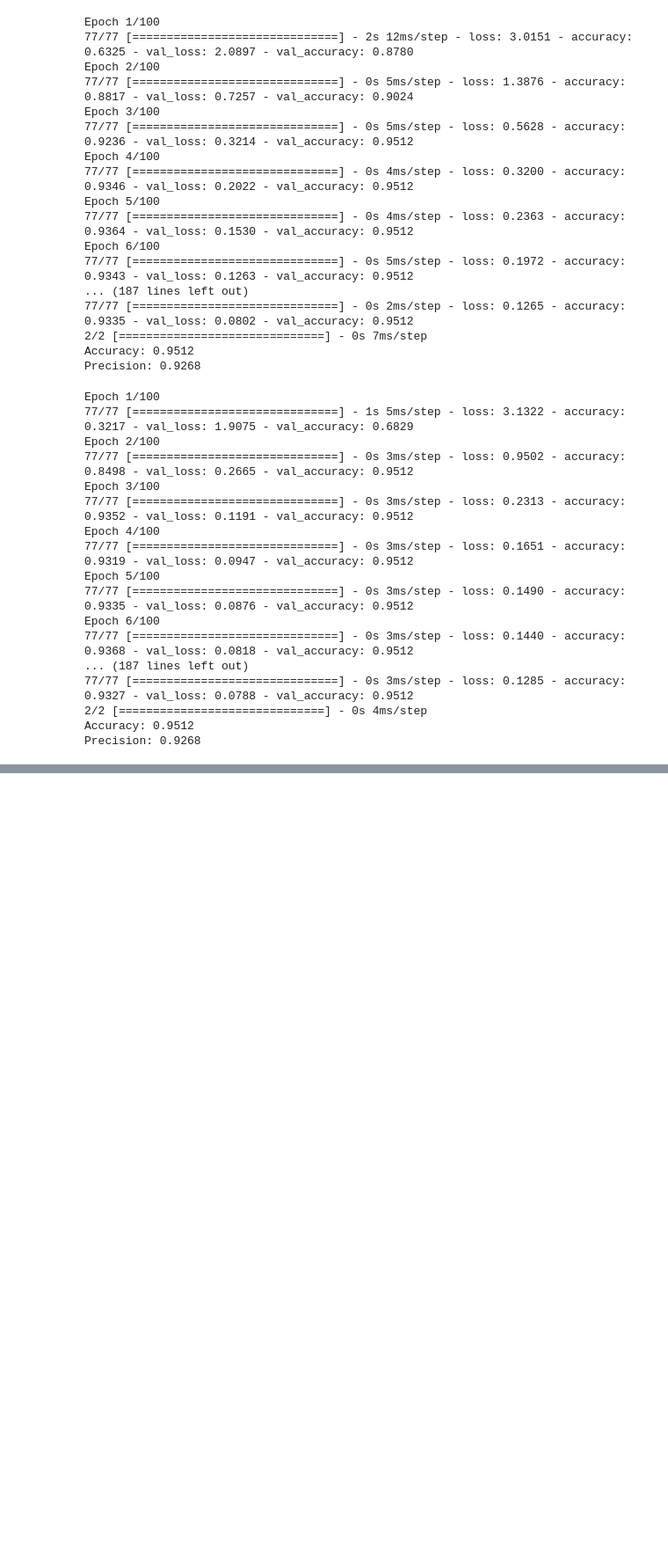
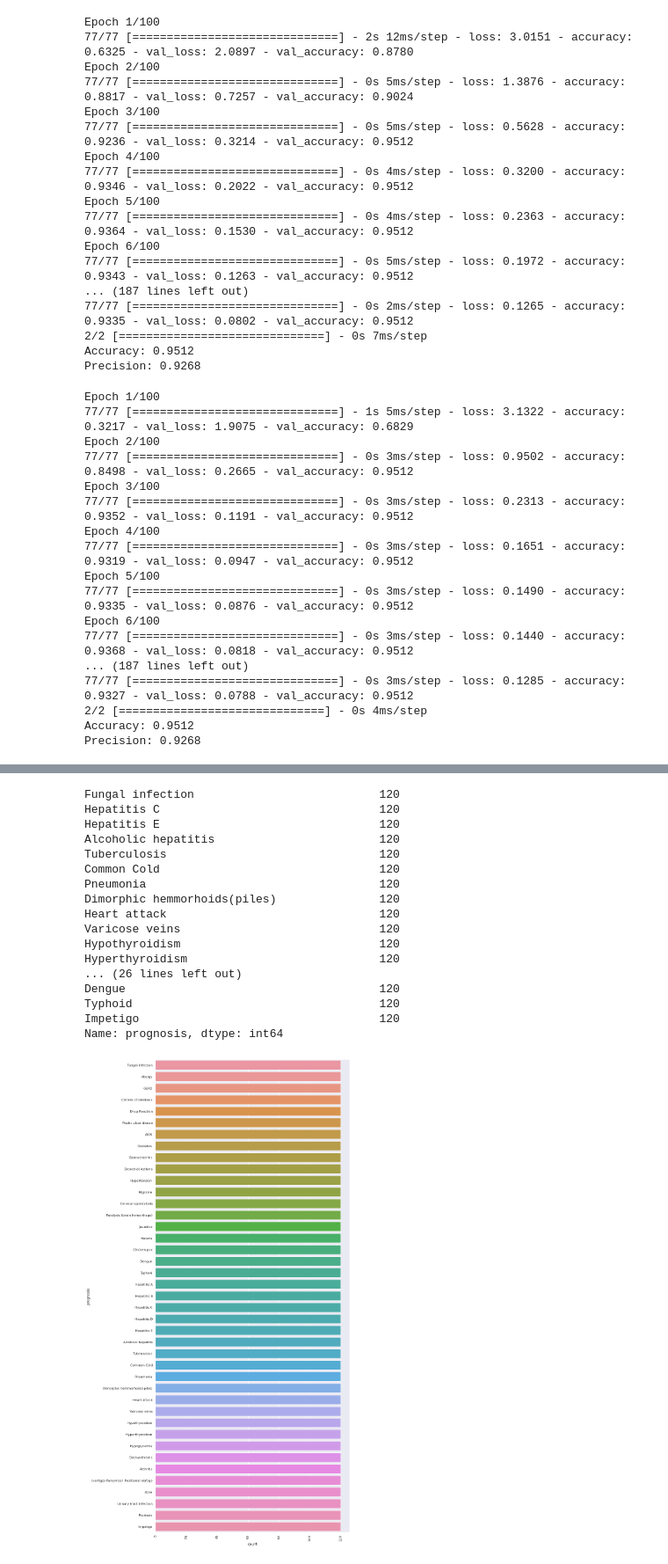
Before and after one commit to violangyal/Disease-Prediction-convergence, a Jupyter notebook: disease_prediction.ipynb, the cells around one changed output, grey strips where cells are left out. Shown at 88% size. Saved outputs shown, nothing was run; the diff lists cells and outputs as text; code cells hidden in the pictures; blank space fills up the shorter version.

```diff
--- a/disease_prediction.ipynb
+++ b/disease_prediction.ipynb
@@ -542,0 +565,4 @@ ValueError: ignored
+# %%
+train_df = pd.read_csv("Training.csv")
+test_df = pd.read_csv("Testing.csv")
+train_df.head()
@@ -542,0 +605,26 @@ ValueError: ignored
+# %%
+#unique values
+sns.set_theme(style="darkgrid")
+plt.figure(figsize = (12,30))
+plt.xticks(rotation = 90)
+sns.countplot(y="prognosis", data=train_df)
+print(train_df["prognosis"].value_counts())
+# %% [output]
+Fungal infection                           120
+Hepatitis C                                120
+Hepatitis E                                120
+Alcoholic hepatitis                        120
+Tuberculosis                               120
+Common Cold                                120
+Pneumonia                                  120
+Dimorphic hemmorhoids(piles)               120
+Heart attack                               120
+Varicose veins                             120
+Hypothyroidism                             120
+Hyperthyroidism                            120
+... (26 lines left out)
+Dengue                                     120
+Typhoid                                    120
+Impetigo                                   120
+Name: prognosis, dtype: int64
+[figure, added]
```
Also changed, not shown: parts of 18 cells of this notebook.
